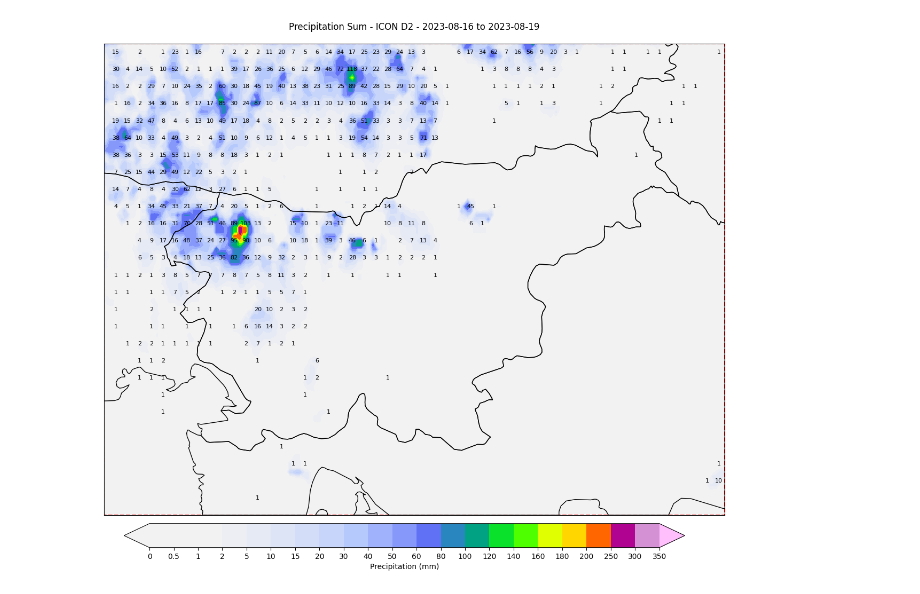
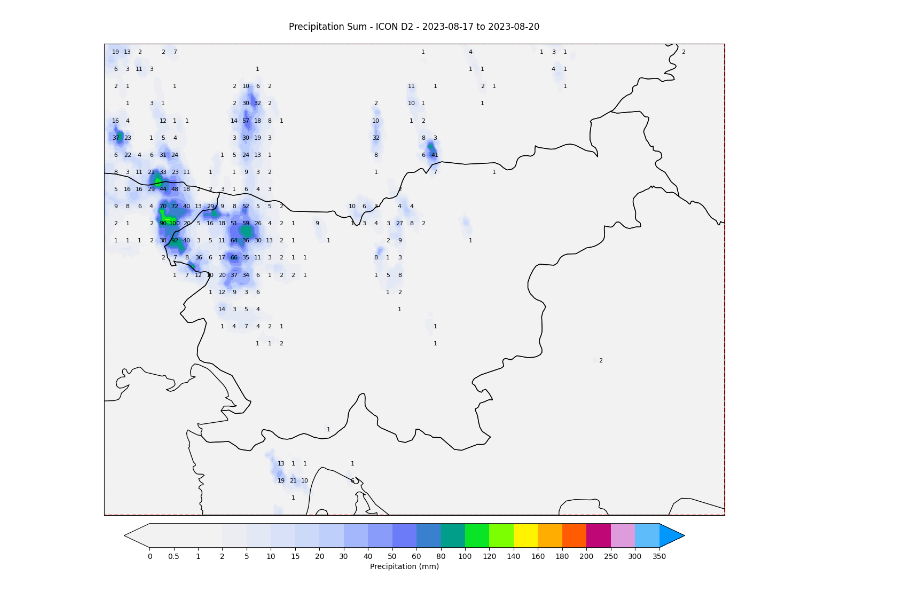
Before and after one commit to AmadejKrepek/Icon-d2, a Jupyter notebook: 17_precipitation/display_all_over_with_levels.ipynb, the cells around one changed output. Cells and saved outputs as stored; diff of their text form; code cells hidden in the pictures.

Commit message:
Added more values and data

```diff
--- a/17_precipitation/display_all_over_with_levels.ipynb
+++ b/17_precipitation/display_all_over_with_levels.ipynb
@@ -7,11 +7,11 @@ import numpy as np
 import matplotlib.colors as mcolors
 
 # Define a custom colormap that starts with lighter colors and transitions to purple
-colors = ["#f2f2f2","#b5c9fd","#6171f7","#009694","#0cff00","#ffff00","#ff9f00","#ff1b00","#a600a4","#c27ec1","#ffbffd"]
+colors = ["#f2f2f2","#b5c9fd","#6171f7","#009694","#0cff00","#ffff00","#ff9f00","#ff1b00","#a600a4","#c27ec1","#ffbffd","#6fc3fb","#0098fe"]
 cmap_custom = mcolors.LinearSegmentedColormap.from_list('custom_cmap', colors, N=200)
 
 # Read the precipitation data
-df = pd.read_csv('../data/test/precipitation/precipitation_data_2023-08-16_to_2023-08-19_20230816221043.csv')
+df = pd.read_csv('../data/test/precipitation/precipitation_data_2023-08-17_to_2023-08-20_20230817132327.csv')
 precipitation = df.pivot("Latitude", "Longitude", "Total_Precipitation").values
 
 lat_values = df['Latitude'].unique()
@@ -64,32 +64,32 @@ for i in range(0, len(lat_values), stride):
         # Skip values outside of the bounding box
         if not bbox_polygon.contains(Point(lon_values[j], lat_values[i])):
             continue
         # Extract precipitation value and convert to integer
         precip_val = int(round(precipitation_clipped[i, j]))
         # Always plot the maximum value
         if (i, j) == max_precip_coords or precip_val != 0:
             ax.text(lon_values[j], lat_values[i], f'{precip_val}', fontsize=8, ha='center', va='center', color='black')
 # Add borders between countries
 region_clipped.boundary.plot(ax=ax, linewidth=1, color='black')
 
 plt.xlim(lon_min, lon_max)
 plt.ylim(lat_min, lat_max)
 
 # Remove x and y axis
 plt.xticks([])
 plt.yticks([])
 
 # Set the title on top of the plot with appropriate description
-plt.title("Precipitation Sum - ICON D2 - 2023-08-16 to 2023-08-19", y=1.02)
+plt.title("Precipitation Sum - ICON D2 - 2023-08-17 to 2023-08-20", y=1.02)
 
 # Create axes for the colorbar to make it the same width as the plot, and place at the very bottom
 cax = fig.add_axes([0.15, 0.16, 0.7, 0.03])
 cbar = plt.colorbar(contour_plot, cax=cax, orientation='horizontal', ticks=contour_levels, label="Precipitation (mm)")
 
 # Format the tick labels to display integers except for 0 and 0.5
 tick_labels = [str(int(level)) if level not in [0, 0.5] else str(level) for level in contour_levels]
 cax.set_xticklabels(tick_labels)
 
 plt.show()
 # %% [output]
-[figure, old version]
+[figure, new version]
```
Also changed, not shown: 16 other files.
